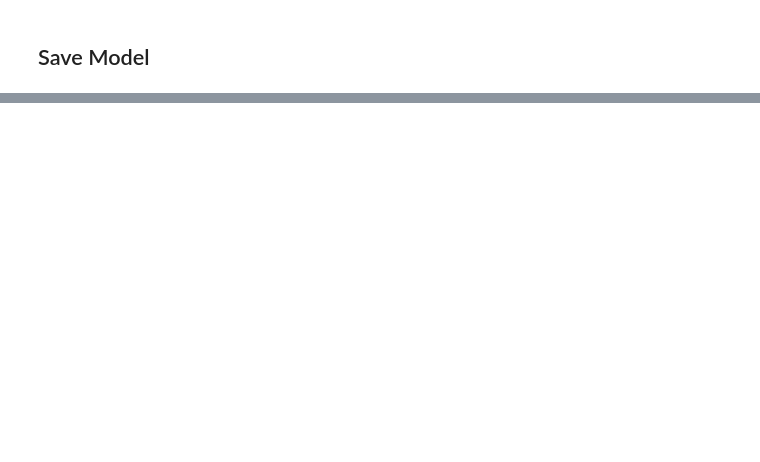
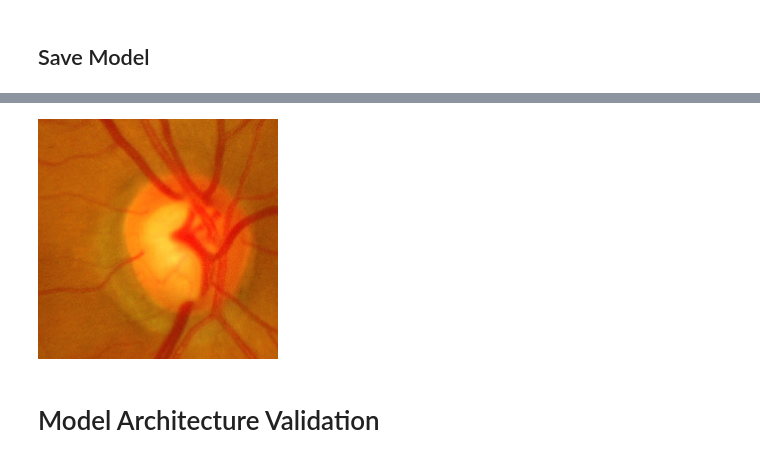
Before and after one commit to pmleffers/Glaucoma, a Jupyter notebook: Glaucoma Detector.ipynb, the cells around one changed output, grey strips where cells are left out. Cells and saved outputs as stored; diff of their text form; code cells hidden in the pictures; blank space fills up the shorter version.

```diff
--- a/Glaucoma Detector.ipynb
+++ b/Glaucoma Detector.ipynb
@@ -777,7 +781,7 @@ Found 251 images belonging to 2 classes.
 # 4-(3x3 conv 128)
 # 6-(3x3 conv 256)
 # 3-(3x3 conv 512)
-#                             Stages         Filters
-model = build(64, 64, 3, 2, (3, 4, 6), (64, 128, 256, 512), reg_lambda=0.0005)
+# Dimensions (width,height,channel) ,Stages , Filters
+model = build(img_height, img_width, 3, 2, (3, 4, 6), (64, 128, 256, 512), reg_lambda=0.0005)
 opt = SGD(lr=initial_learning_rate, momentum=0.9)
 model.compile(loss="binary_crossentropy", optimizer=opt,metrics=["accuracy"])
@@ -789,6 +789,6 @@ Colocations handled automatically by placer.
 %%capture captured
 # define our set of callbacks and fit the model
 callbacks = [LearningRateScheduler(poly_decay)] #                     1047/50=20.94
-H = model.fit_generator(training_generator, steps_per_epoch=train_images // batch_size,
+train_model = model.fit_generator(training_generator, steps_per_epoch=train_images // batch_size,
     validation_data=validation_generator, validation_steps=validation_images // batch_size, epochs=epochs_num, callbacks=callbacks)
 # %% [output]
@@ -882,0 +915,24 @@ json_string = model.to_json()
+# %%
+import pandas as pd
+
+image_augmentation = ImageDataGenerator(rescale=1 / 255.0)
+image_generator = image_augmentation.flow_from_directory(validation_directory,
+                                                                   class_mode="categorical",
+                                                                   target_size=(img_height, img_width),
+                                                                   color_mode="rgb",
+                                                                   shuffle=False,
+                                                                   batch_size=batch_size)
+pred_val=model.predict_generator(image_generator,steps=1,verbose=1)
+
+labels = {y:x for x,y in image_generator.class_indices.items()}
+
+cases,controls=[],[]
+for i,j in pred_val:
+    cases.append(i)
+    controls.append(j)
+
+column_names=['index','filepath','filename','label','prediction']
+df=pd.DataFrame([image_generator.index_array,image_generator.filepaths,image_generator.filenames,image_generator.labels,pred_val.flatten()])
+df=df.transpose()
+df.columns=column_names
+df['label']=df['label'].map(labels)
@@ -882,0 +956,7 @@ json_string = model.to_json()
+# %%
+# load an image from file
+image = load_img(df.filepath[22], target_size=(240, 240))
+# %%
+image
+# %% [output]
+[figure, added]
@@ -882,0 +969,3 @@ json_string = model.to_json()
+# %% [markdown]
+Model Architecture Validation
+=============
```
Also changed, not shown: parts of 25 cells of this notebook.
